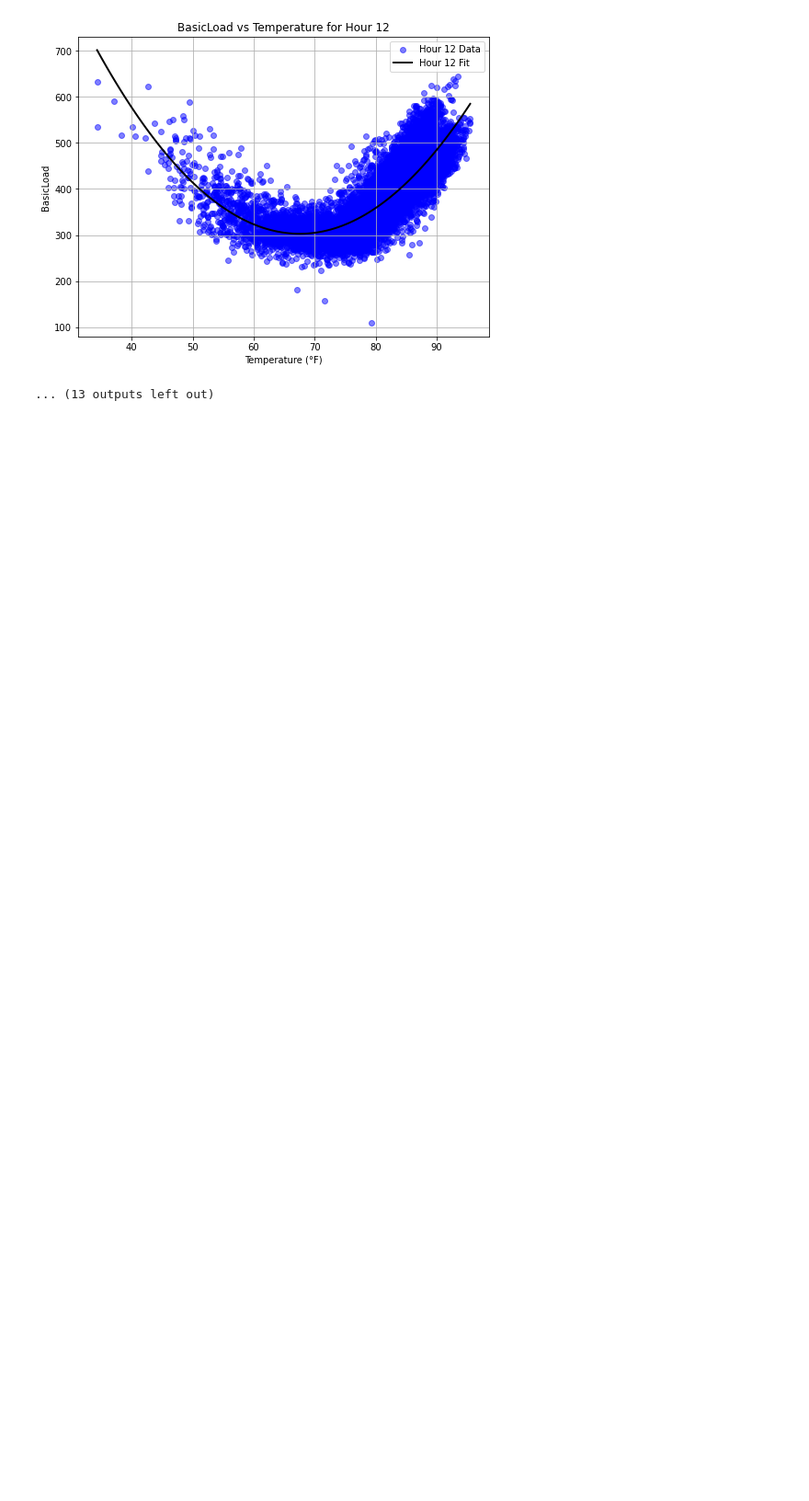
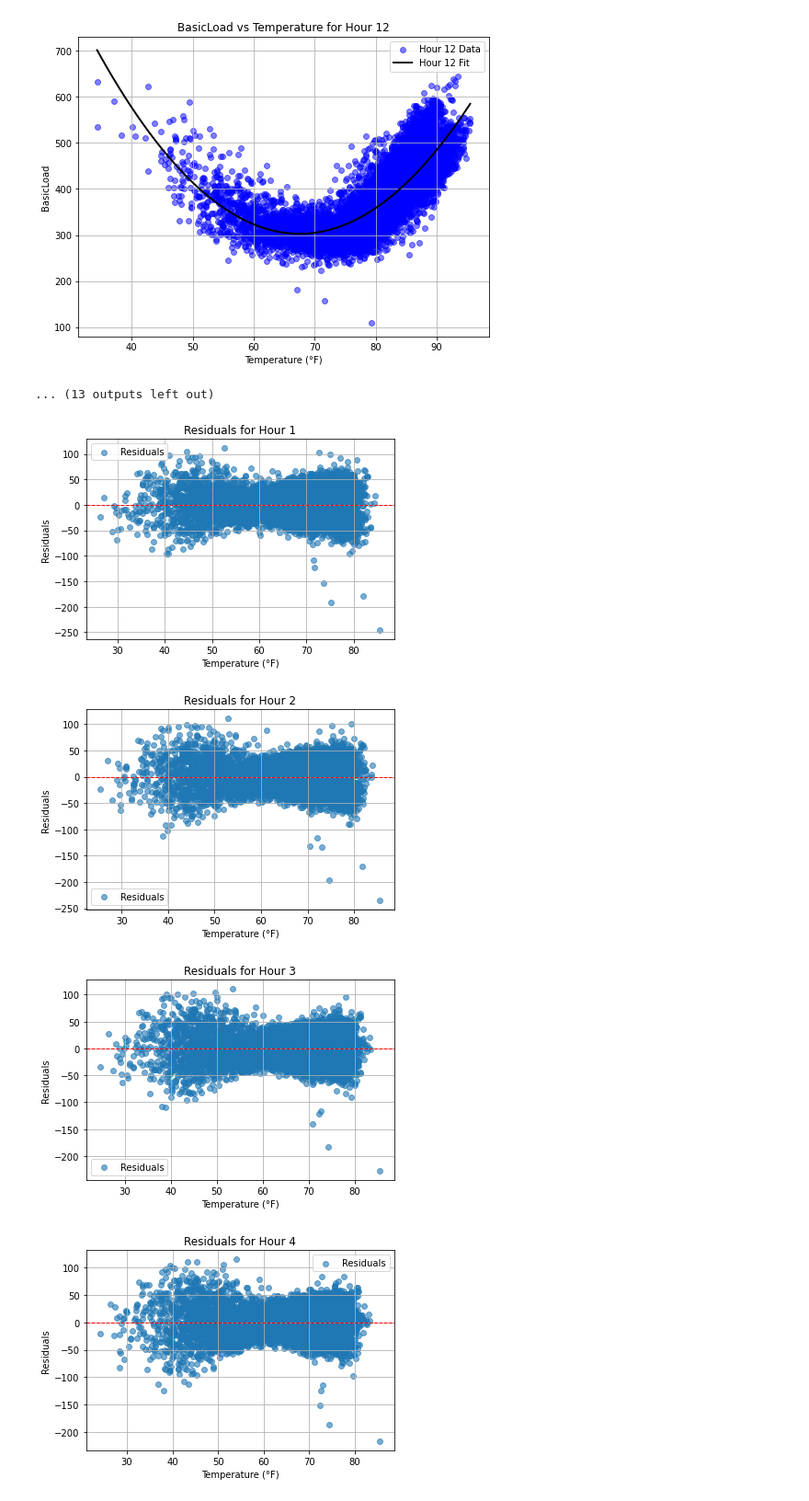
Before and after one commit to jjackson3465/Lakeland_Electric, a Jupyter notebook: Data_exploration.ipynb, the cells around one changed output. Shown at 92% size. Drawn from its saved outputs; the diff is of its cells as text; code cells hidden in the pictures; blank space fills up the shorter version.

```diff
--- a/Data_exploration.ipynb
+++ b/Data_exploration.ipynb
@@ -137,3 +137,60 @@ for hour, poly in hourly_polynomials.items():
 [figure]
 [figure]
 ... (13 outputs left out)
+# %%
+from sklearn.metrics import mean_absolute_error, mean_squared_error
+
+# Initialize storage for evaluation metrics
+evaluation_results = []
+
+for hour, poly in hourly_polynomials.items():
+    hourly_data = data[data['Hour'] == hour]
+    temperature = hourly_data['Temp']
+    load = hourly_data['BasicLoad']
+
+    # Combine temperature and load into a single DataFrame for consistent filtering
+    hourly_df = pd.DataFrame({'Temp': temperature, 'BasicLoad': load}).dropna()
+
+    # Predicted values
+    predicted_load = poly(hourly_df['Temp'])
+
+    # Calculate R²
+    ss_total = np.sum((hourly_df['BasicLoad'] - np.mean(hourly_df['BasicLoad']))**2)
+    ss_residual = np.sum((hourly_df['BasicLoad'] - predicted_load)**2)
+    r2 = 1 - (ss_residual / ss_total)
+
+    # Calculate Adjusted R²
+    n = len(hourly_df)
+    p = 2  # Degree of the polynomial
+    adj_r2 = 1 - ((1 - r2) * (n - 1)) / (n - p - 1)
+
+    # Calculate MAE and RMSE
+    mae = mean_absolute_error(hourly_df['BasicLoad'], predicted_load)
+    rmse = np.sqrt(mean_squared_error(hourly_df['BasicLoad'], predicted_load))
+
+    # Store results
+    evaluation_results.append({'Hour': hour, 'R²': r2, 'Adjusted R²': adj_r2, 'MAE': mae, 'RMSE': rmse})
+
+    # Residuals
+    residuals = hourly_df['BasicLoad'] - predicted_load
+
+    # Plot residuals
+    plt.figure()
+    plt.scatter(hourly_df['Temp'], residuals, alpha=0.6, label='Residuals')
+    plt.axhline(0, color='red', linestyle='--', linewidth=1)
+    plt.title(f'Residuals for Hour {hour}')
+    plt.xlabel('Temperature (°F)')
+    plt.ylabel('Residuals')
+    plt.legend()
+    plt.grid()
+    plt.show()
+
+# Display evaluation results as a table
+results_df = pd.DataFrame(evaluation_results)
+print("\nEvaluation Metrics for Each Hour:")
+print(results_df)
+# %% [output]
+[figure, added]
+[figure, added]
+[figure, added]
+[figure, added]
```
Also changed, not shown: parts of 1 cell of this notebook, 3 other files.
